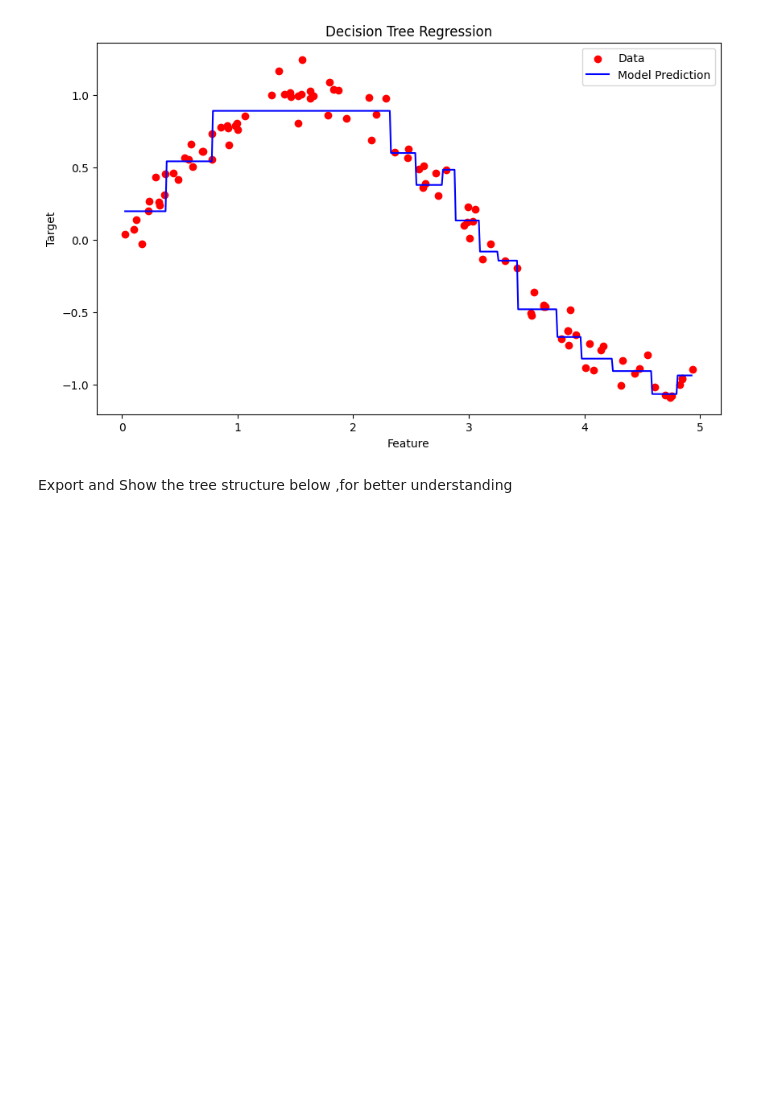
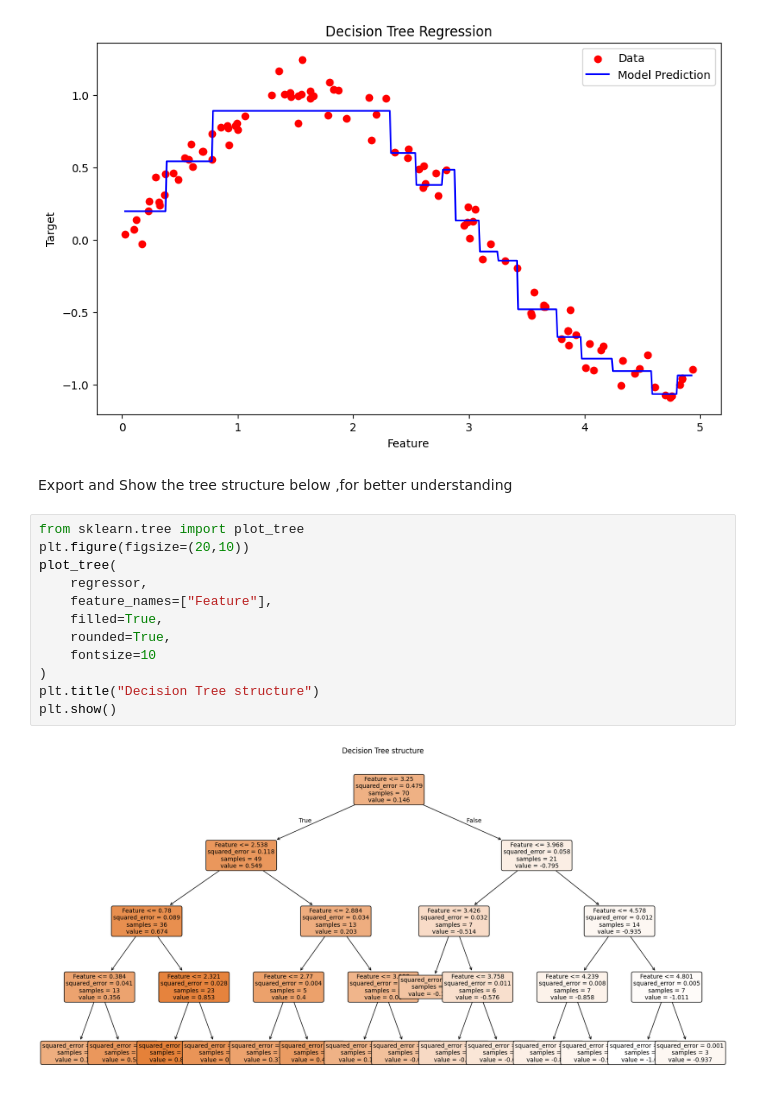
Before and after one commit to shovo896/Implementing-Decision-Tree-Regression-using-Scikit-Learn, a Jupyter notebook: implementarion.ipynb, the cells around one changed output. Cells and saved outputs as stored; diff of their text form; blank space fills up the shorter version.

```diff
--- a/implementarion.ipynb
+++ b/implementarion.ipynb
@@ -57,3 +57,17 @@ plt.show()
 [figure]
 # %% [markdown]
 Export and Show the tree structure below ,for better understanding
+# %%
+from sklearn.tree import plot_tree
+plt.figure(figsize=(20,10))
+plot_tree(
+    regressor,
+    feature_names=["Feature"],
+    filled=True,
+    rounded=True,
+    fontsize=10
+)
+plt.title("Decision Tree structure")
+plt.show()
+# %% [output]
+[figure, added]
```
